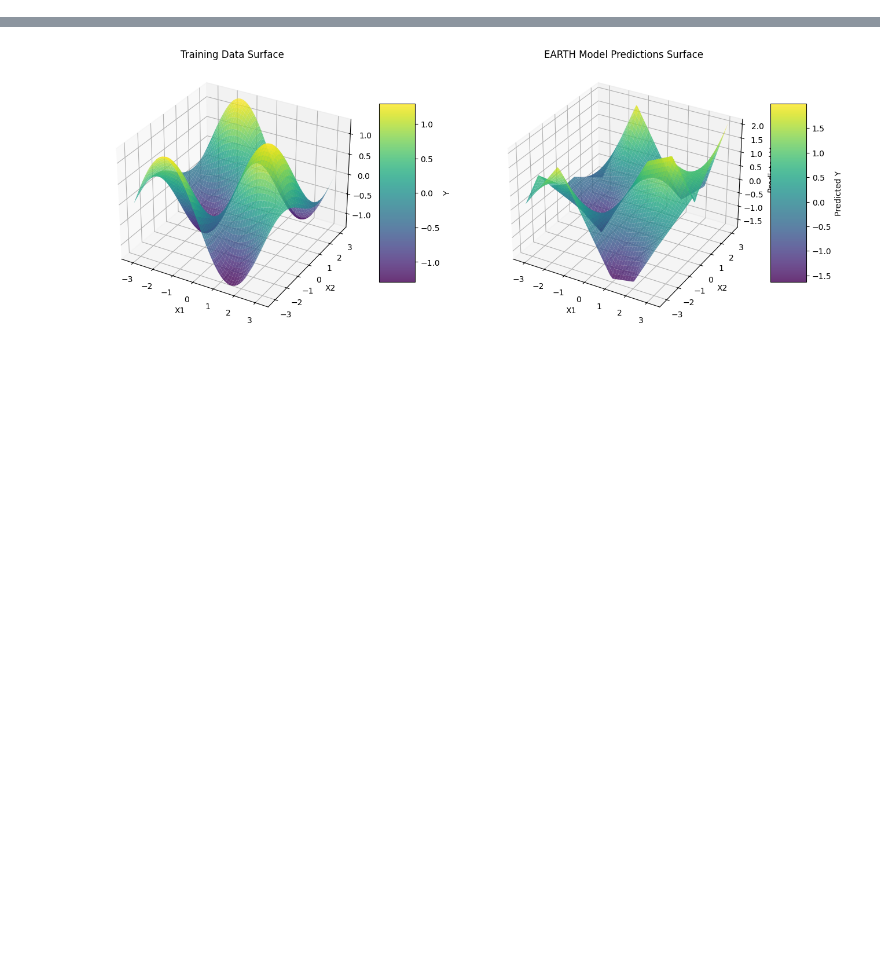
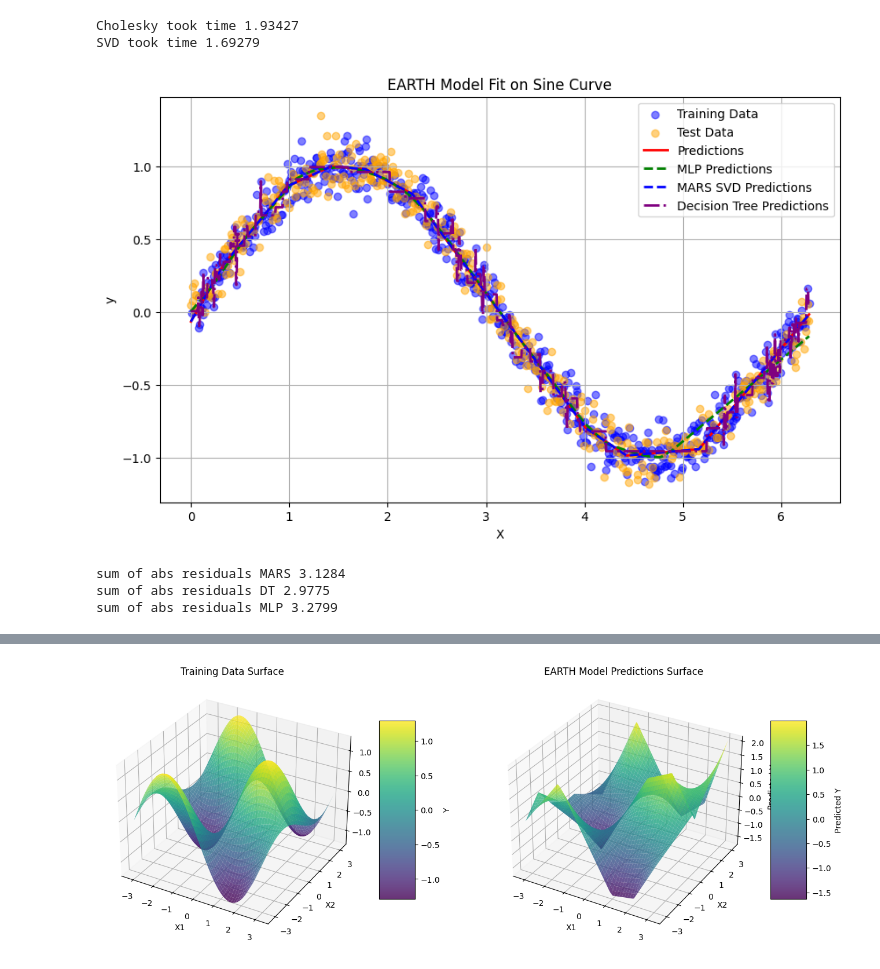
Before and after one commit to bjarkeh97/EARTH, a Jupyter notebook: examples/simple_example.ipynb, the cells around one changed output, grey strips where cells are left out. Cells and saved outputs as stored; diff of their text form; code cells hidden in the pictures; blank space fills up the shorter version.

```diff
--- a/examples/simple_example.ipynb
+++ b/examples/simple_example.ipynb
@@ -5,0 +11,61 @@ from src.earth.earth_slow import EARTH
+# %%
+from sklearn.model_selection import train_test_split
+from sklearn.neural_network import MLPRegressor
+from sklearn.tree import DecisionTreeRegressor
+
+# Step 1: Generate Sine Curve Data
+def generate_sine_data(n_samples=200, noise_level=0.1, random_state=42):
+    np.random.seed(random_state)
+    X = np.linspace(0, 2 * np.pi, n_samples)
+    y = np.sin(X) + noise_level * np.random.randn(n_samples)  # Sine curve with noise
+    return X.reshape(-1, 1), y  # Reshape for sklearn compatibility
+
+# Step 2: Split Data
+n = 1000
+X, y = generate_sine_data(n_samples=n, noise_level=0.1)
+X_train, X_test, y_train, y_test = train_test_split(X, y, test_size=0.4, random_state=42)
+
+
+# Step 3: Fit the EARTH Model
+earth_model = EARTH(M_max=15)
+t0 = timer()
+earth_model.fit(X_train, y_train)
+t1 = timer()
+print(f"Cholesky took time {round(t1-t0,5)}")
+
+earth_model_svd = EARTH(M_max = 15)
+t2 = timer()
+earth_model_svd.fit(X_train, y_train, KnotSearcherSVD)
+t3 = timer()
+print(f"SVD took time {round(t3-t2,5)}")
+
+mlp = MLPRegressor(hidden_layer_sizes=(30,30,30), max_iter=1000, random_state=42)
+mlp.fit(X_train, y_train)
+y_pred_mlp = mlp.predict(X)
+
+dt = DecisionTreeRegressor(max_depth=7)
+dt.fit(X_train, y_train)
+y_pred_dt = dt.predict(X)
+
+# Step 4: Make Predictions
+y_pred = earth_model.predict(X)
+y_pred_svd = earth_model_svd.predict(X)
+
+# Step 5: Visualize Results
+plt.figure(figsize=(10, 6))
+plt.scatter(X_train, y_train, color='blue', label='Training Data', alpha=0.5)
+plt.scatter(X_test, y_test, color='orange', label='Test Data', alpha=0.5)
+plt.plot(X, y_pred, color='red', label='Predictions', linewidth=2)
+plt.plot(X, y_pred_mlp, color='green', label='MLP Predictions', linewidth=2, linestyle='--')
+plt.plot(X, y_pred_svd, color='blue', label='MARS SVD Predictions', linewidth=2, linestyle='--')
+plt.plot(X, y_pred_dt, color='purple', label='Decision Tree Predictions', linewidth=2, linestyle='-.')
+plt.title('EARTH Model Fit on Sine Curve')
+plt.xlabel('X')
+plt.ylabel('y')
+plt.legend()
+plt.grid()
+plt.show()
+# %% [output]
+Cholesky took time 1.93427
+SVD took time 1.69279
+[figure, added]
@@ -6,3 +82,11 @@ from src.earth.earth_slow import EARTH
+# %%
+print("sum of abs residuals MARS", np.sqrt(sum((y - y_pred)**2)).round(4))
+print("sum of abs residuals DT", np.sqrt(sum((y - y_pred_dt)**2)).round(4))
+print("sum of abs residuals MLP", np.sqrt(sum((y - y_pred_mlp)**2)).round(4))
+# %% [output]
+sum of abs residuals MARS 3.1284
+sum of abs residuals DT 2.9775
+sum of abs residuals MLP 3.2799
 # %%
 import numpy as np
 import matplotlib.pyplot as plt
```
Also changed, not shown: parts of 6 cells of this notebook, 33 other files.
